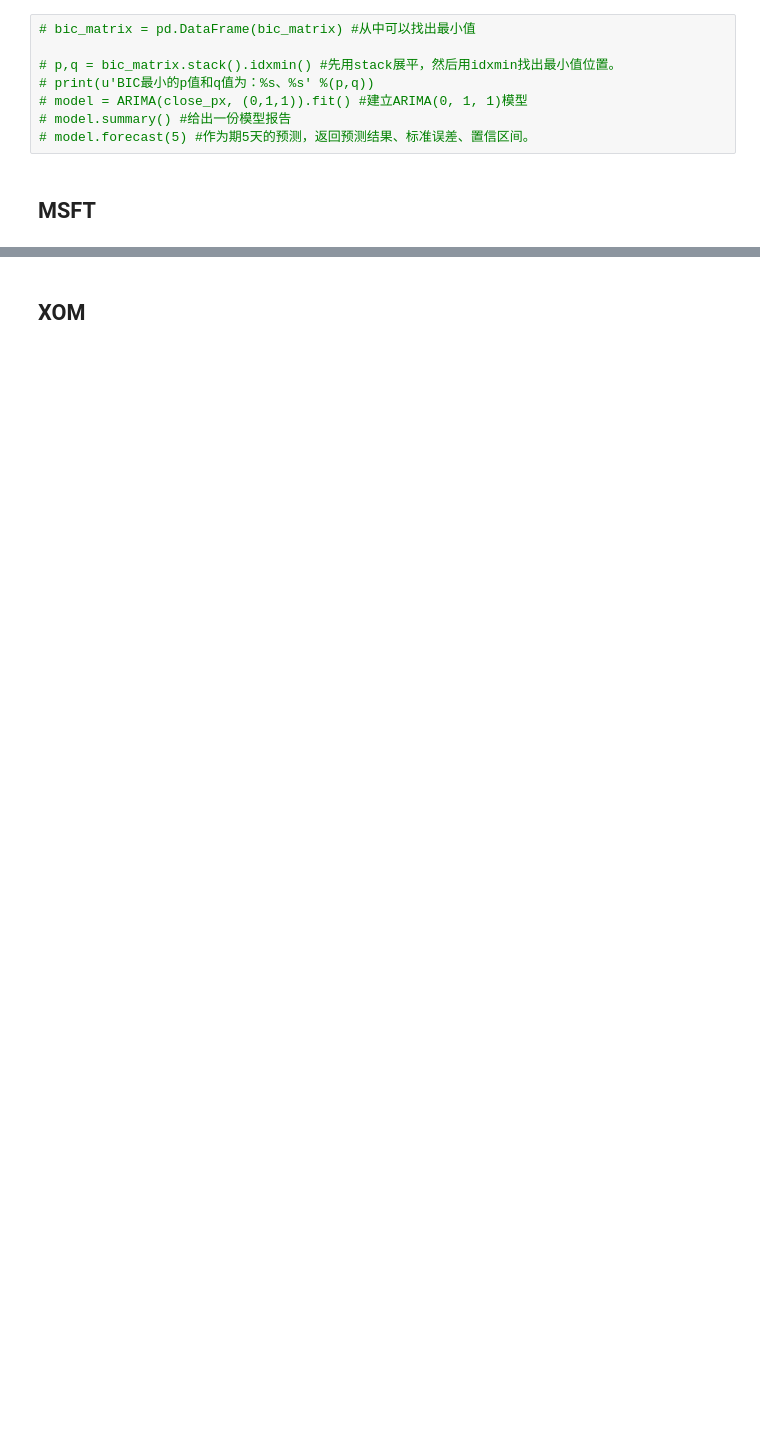
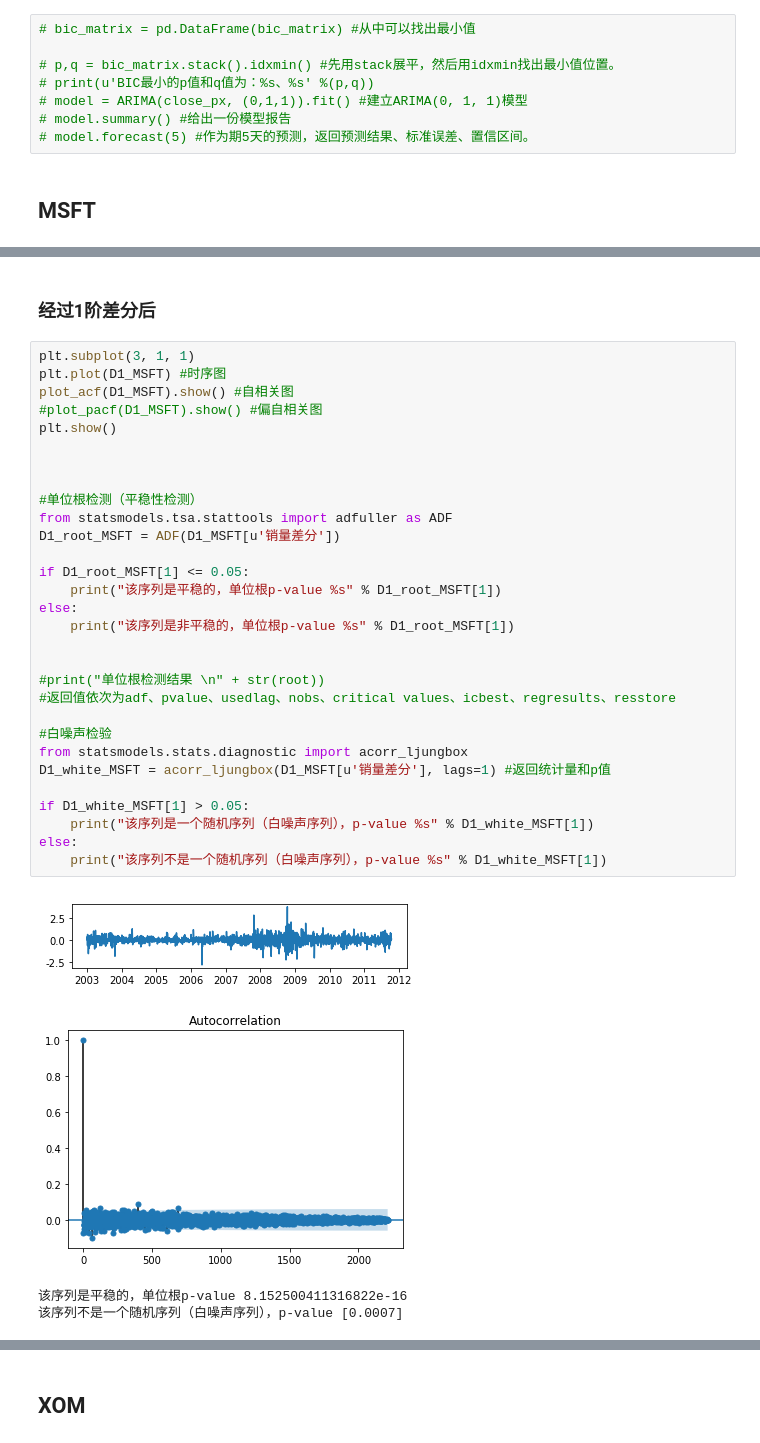
Before and after one commit to WentingRuan/Learn_Python, a Jupyter notebook: 12/hw_12.ipynb, the cells around one changed output, grey strips where cells are left out. Drawn from its saved outputs; the diff is of its cells as text; blank space fills up the shorter version.

```diff
--- a/12/hw_12.ipynb
+++ b/12/hw_12.ipynb
@@ -461,0 +447,37 @@ model.summary() #给出一份模型报告
+# %% [markdown]
+### 经过1阶差分后
+# %%
+plt.subplot(3, 1, 1)
+plt.plot(D1_MSFT) #时序图
+plot_acf(D1_MSFT).show() #自相关图
+#plot_pacf(D1_MSFT).show() #偏自相关图
+plt.show()
+
+
+
+#单位根检测（平稳性检测）
+from statsmodels.tsa.stattools import adfuller as ADF
+D1_root_MSFT = ADF(D1_MSFT[u'销量差分'])
+
+if D1_root_MSFT[1] <= 0.05:
+    print("该序列是平稳的，单位根p-value %s" % D1_root_MSFT[1])
+else:
+    print("该序列是非平稳的，单位根p-value %s" % D1_root_MSFT[1])
+
+
+#print("单位根检测结果 \n" + str(root))
+#返回值依次为adf、pvalue、usedlag、nobs、critical values、icbest、regresults、resstore
+
+#白噪声检验
+from statsmodels.stats.diagnostic import acorr_ljungbox
+D1_white_MSFT = acorr_ljungbox(D1_MSFT[u'销量差分'], lags=1) #返回统计量和p值
+
+if D1_white_MSFT[1] > 0.05:
+    print("该序列是一个随机序列（白噪声序列），p-value %s" % D1_white_MSFT[1])
+else:
+    print("该序列不是一个随机序列（白噪声序列），p-value %s" % D1_white_MSFT[1])
+# %% [output]
+[figure, added]
+[figure, added]
+该序列是平稳的，单位根p-value 8.152500411316822e-16
+该序列不是一个随机序列（白噪声序列），p-value [0.0007]
```
Also changed, not shown: parts of 27 cells of this notebook, 1 other file.
